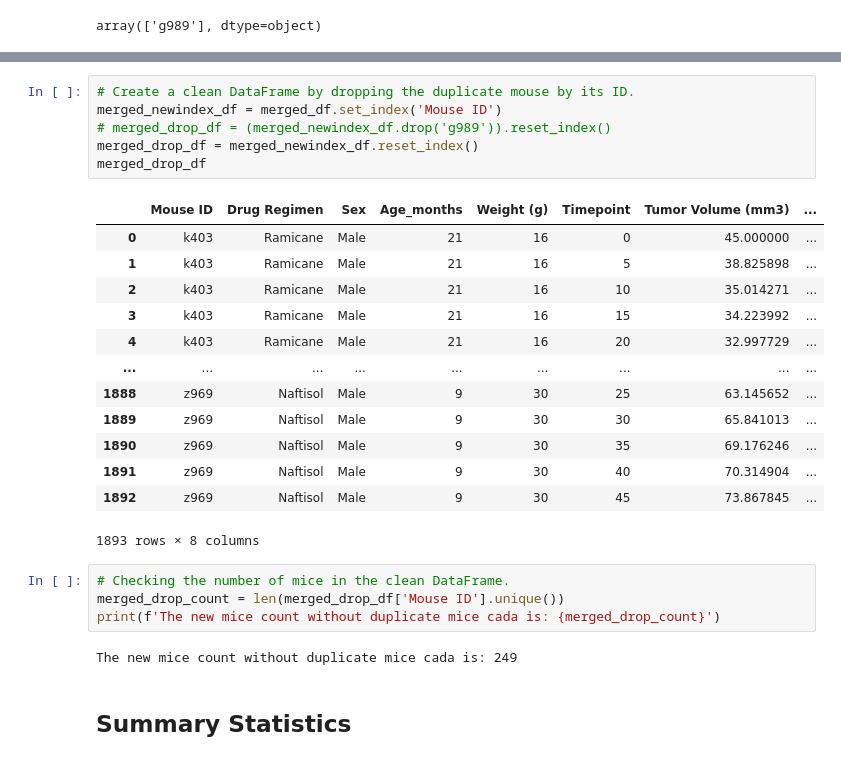
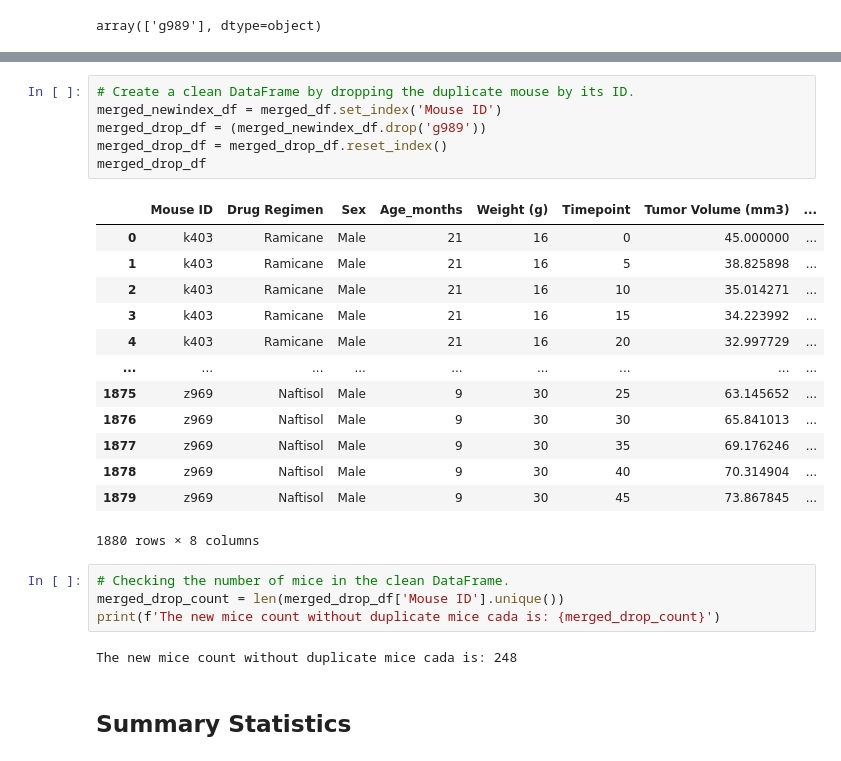
Before and after one commit to samfon24/Assignment_04-Matplotlib, a Jupyter notebook: Pymaceuticals/pymaceuticals_starter.ipynb, the cells around one changed output, grey strips where cells are left out. Saved outputs shown, nothing was run; the diff lists cells and outputs as text.

```diff
--- a/Pymaceuticals/pymaceuticals_starter.ipynb
+++ b/Pymaceuticals/pymaceuticals_starter.ipynb
@@ -60,29 +61,29 @@ merged_dup_df
 # %%
 # Create a clean DataFrame by dropping the duplicate mouse by its ID.
 merged_newindex_df = merged_df.set_index('Mouse ID')
-# merged_drop_df = (merged_newindex_df.drop('g989')).reset_index()
-merged_drop_df = merged_newindex_df.reset_index()
+merged_drop_df = (merged_newindex_df.drop('g989'))
+merged_drop_df = merged_drop_df.reset_index()
 merged_drop_df
 # %% [output]
 |  | Mouse ID | Drug Regimen | Sex | Age_months | Weight (g) | Timepoint | Tumor Volume (mm3) | ... |
 | 0 | k403 | Ramicane | Male | 21 | 16 | 0 | 45.000000 | ... |
 | 1 | k403 | Ramicane | Male | 21 | 16 | 5 | 38.825898 | ... |
 | 2 | k403 | Ramicane | Male | 21 | 16 | 10 | 35.014271 | ... |
 | 3 | k403 | Ramicane | Male | 21 | 16 | 15 | 34.223992 | ... |
 | 4 | k403 | Ramicane | Male | 21 | 16 | 20 | 32.997729 | ... |
 | ... | ... | ... | ... | ... | ... | ... | ... | ... |
-| 1888 | z969 | Naftisol | Male | 9 | 30 | 25 | 63.145652 | ... |
-| 1889 | z969 | Naftisol | Male | 9 | 30 | 30 | 65.841013 | ... |
-| 1890 | z969 | Naftisol | Male | 9 | 30 | 35 | 69.176246 | ... |
-| 1891 | z969 | Naftisol | Male | 9 | 30 | 40 | 70.314904 | ... |
-| 1892 | z969 | Naftisol | Male | 9 | 30 | 45 | 73.867845 | ... |
+| 1875 | z969 | Naftisol | Male | 9 | 30 | 25 | 63.145652 | ... |
+| 1876 | z969 | Naftisol | Male | 9 | 30 | 30 | 65.841013 | ... |
+| 1877 | z969 | Naftisol | Male | 9 | 30 | 35 | 69.176246 | ... |
+| 1878 | z969 | Naftisol | Male | 9 | 30 | 40 | 70.314904 | ... |
+| 1879 | z969 | Naftisol | Male | 9 | 30 | 45 | 73.867845 | ... |
-1893 rows × 8 columns
+1880 rows × 8 columns
 # %%
 # Checking the number of mice in the clean DataFrame.
 merged_drop_count = len(merged_drop_df['Mouse ID'].unique())
 print(f'The new mice count without duplicate mice cada is: {merged_drop_count}')
 # %% [output]
-The new mice count without duplicate mice cada is: 249
+The new mice count without duplicate mice cada is: 248
 # %% [markdown]
 ## Summary Statistics
 # %%
```
Also changed, not shown: parts of 11 cells of this notebook.
